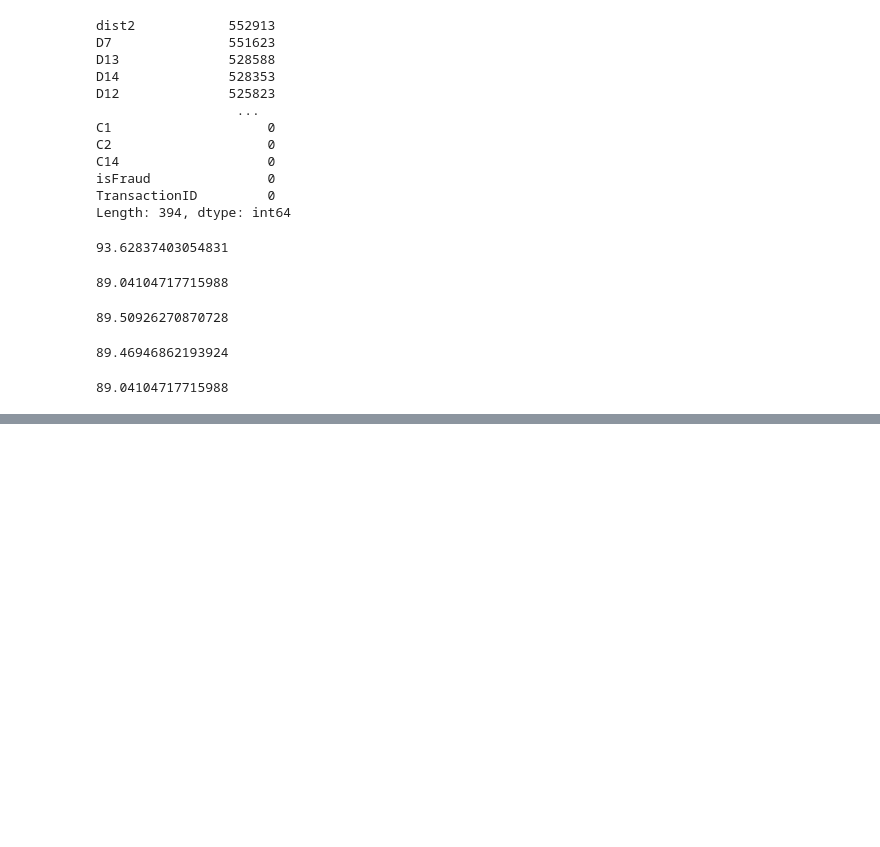
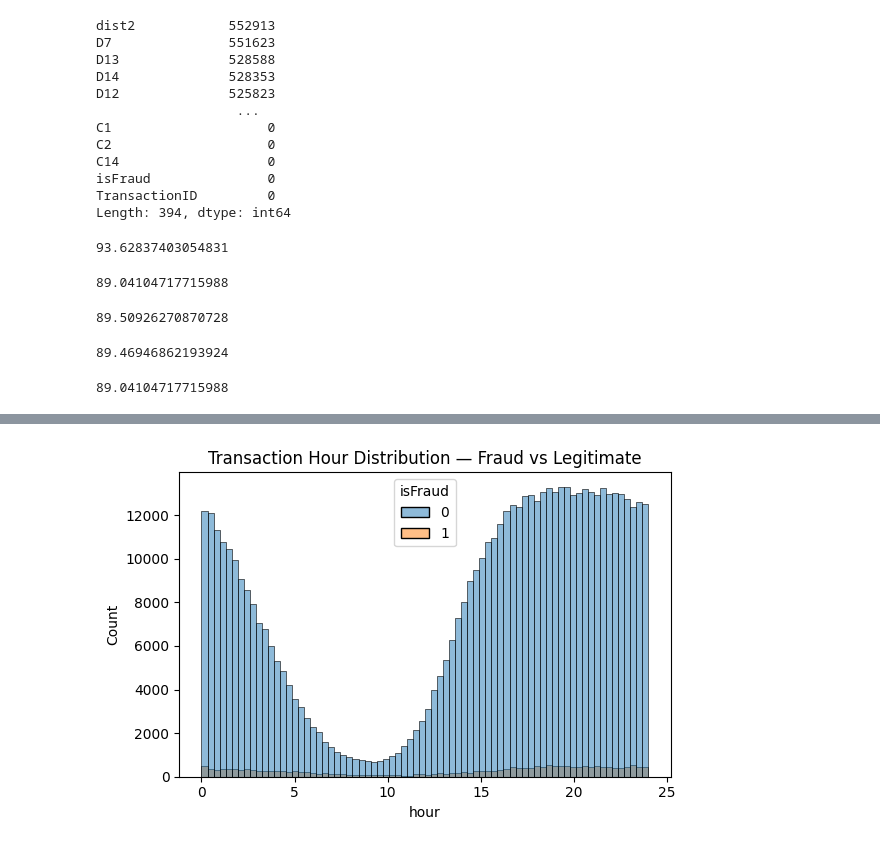
Before and after one commit to lakshyakanjwanii/fraud-detection-system, a Jupyter notebook: notebooks/Untitled.ipynb, the cells around one changed output, grey strips where cells are left out. Cells and saved outputs as stored; diff of their text form; code cells hidden in the pictures; blank space fills up the shorter version.

Commit message:
Day 3: EDA complete, data merged, saved to processed folder

```diff
--- a/notebooks/Untitled.ipynb
+++ b/notebooks/Untitled.ipynb
@@ -160,0 +181,12 @@ Length: 394, dtype: int64
+# %%
+df_trans['hour'] = (df_trans['TransactionDT'] / 3600) % 24
+# %%
+plt.figure(figsize=(6,4))
+sns.histplot(x='hour', data=df_trans,  hue='isFraud')
+plt.title('Transaction Hour Distribution — Fraud vs Legitimate')
+plt.ylabel('Count')
+plt.tight_layout()
+plt.savefig('../docs/hour_distribution.png')
+plt.show()
+# %% [output]
+[figure, added]
```
Also changed, not shown: parts of 7 cells of this notebook, 2 other files.
